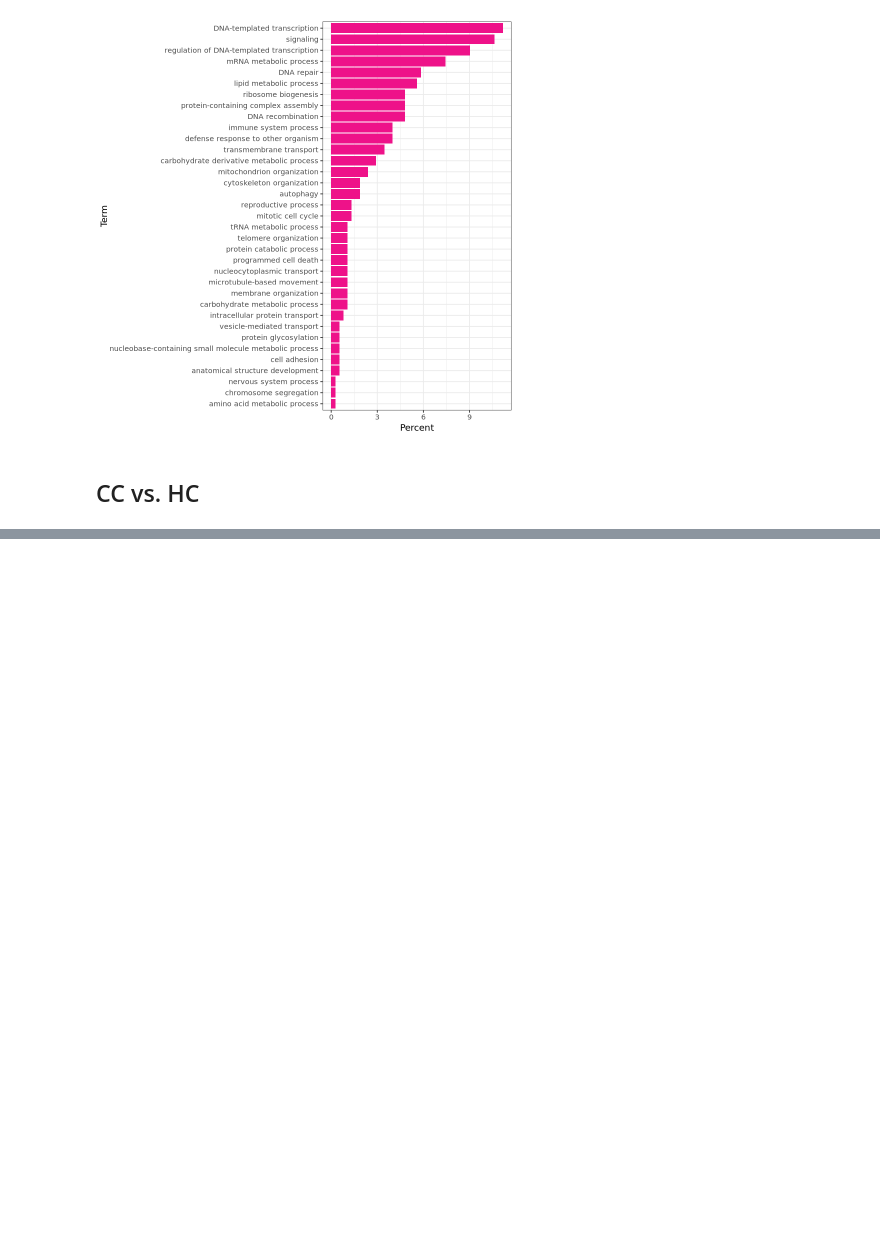
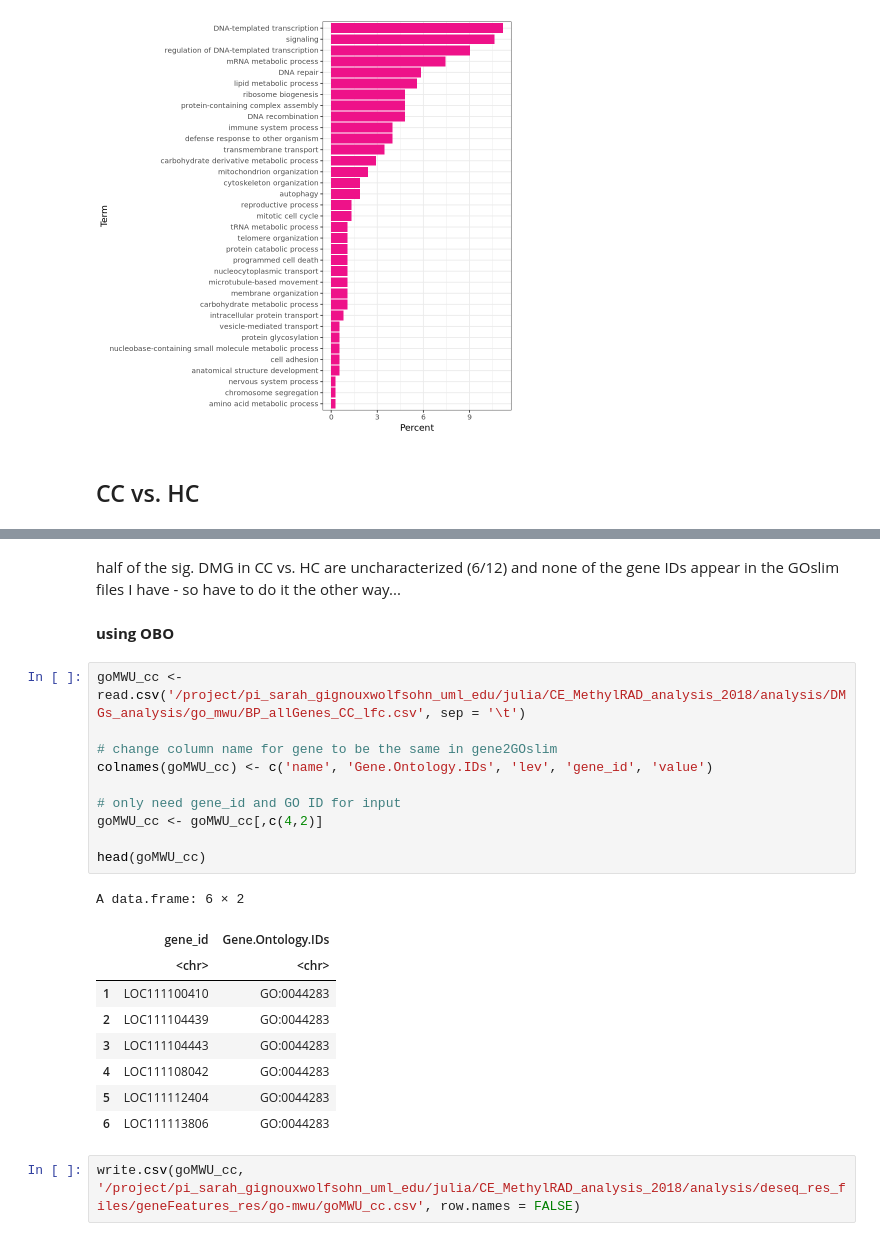
Before and after one commit to jgmcdonough/CE18_methylRAD_analysis, a Jupyter notebook: analysis/DMGs_analysis/mapGO2GOslim.ipynb, the cells around one changed output, grey strips where cells are left out. Saved outputs shown, nothing was run; the diff lists cells and outputs as text; blank space fills up the shorter version.

```diff
--- a/analysis/DMGs_analysis/mapGO2GOslim.ipynb
+++ b/analysis/DMGs_analysis/mapGO2GOslim.ipynb
@@ -962,0 +961,26 @@ HH_goSlim_DMG
+# %% [markdown]
+half of the sig. DMG in CC vs. HC are uncharacterized (6/12) and none of the gene IDs appear in the GOslim files I have - so have to do it the other way...
+# %% [markdown]
+**using OBO**
+# %%
+goMWU_cc <- read.csv('/project/pi_sarah_gignouxwolfsohn_uml_edu/julia/CE_MethylRAD_analysis_2018/analysis/DMGs_analysis/go_mwu/BP_allGenes_CC_lfc.csv', sep = '\t')
+
+# change column name for gene to be the same in gene2GOslim
+colnames(goMWU_cc) <- c('name', 'Gene.Ontology.IDs', 'lev', 'gene_id', 'value')
+
+# only need gene_id and GO ID for input
+goMWU_cc <- goMWU_cc[,c(4,2)]
+
+head(goMWU_cc)
+# %% [output]
+A data.frame: 6 × 2
+|  | gene_id | Gene.Ontology.IDs |
+|  | <chr> | <chr> |
+| 1 | LOC111100410 | GO:0044283 |
+| 2 | LOC111104439 | GO:0044283 |
+| 3 | LOC111104443 | GO:0044283 |
+| 4 | LOC111108042 | GO:0044283 |
+| 5 | LOC111112404 | GO:0044283 |
+| 6 | LOC111113806 | GO:0044283 |
+# %%
+write.csv(goMWU_cc, '/project/pi_sarah_gignouxwolfsohn_uml_edu/julia/CE_MethylRAD_analysis_2018/analysis/deseq_res_files/geneFeatures_res/go-mwu/goMWU_cc.csv', row.names = FALSE)
```
Also changed, not shown: parts of 28 cells of this notebook.
